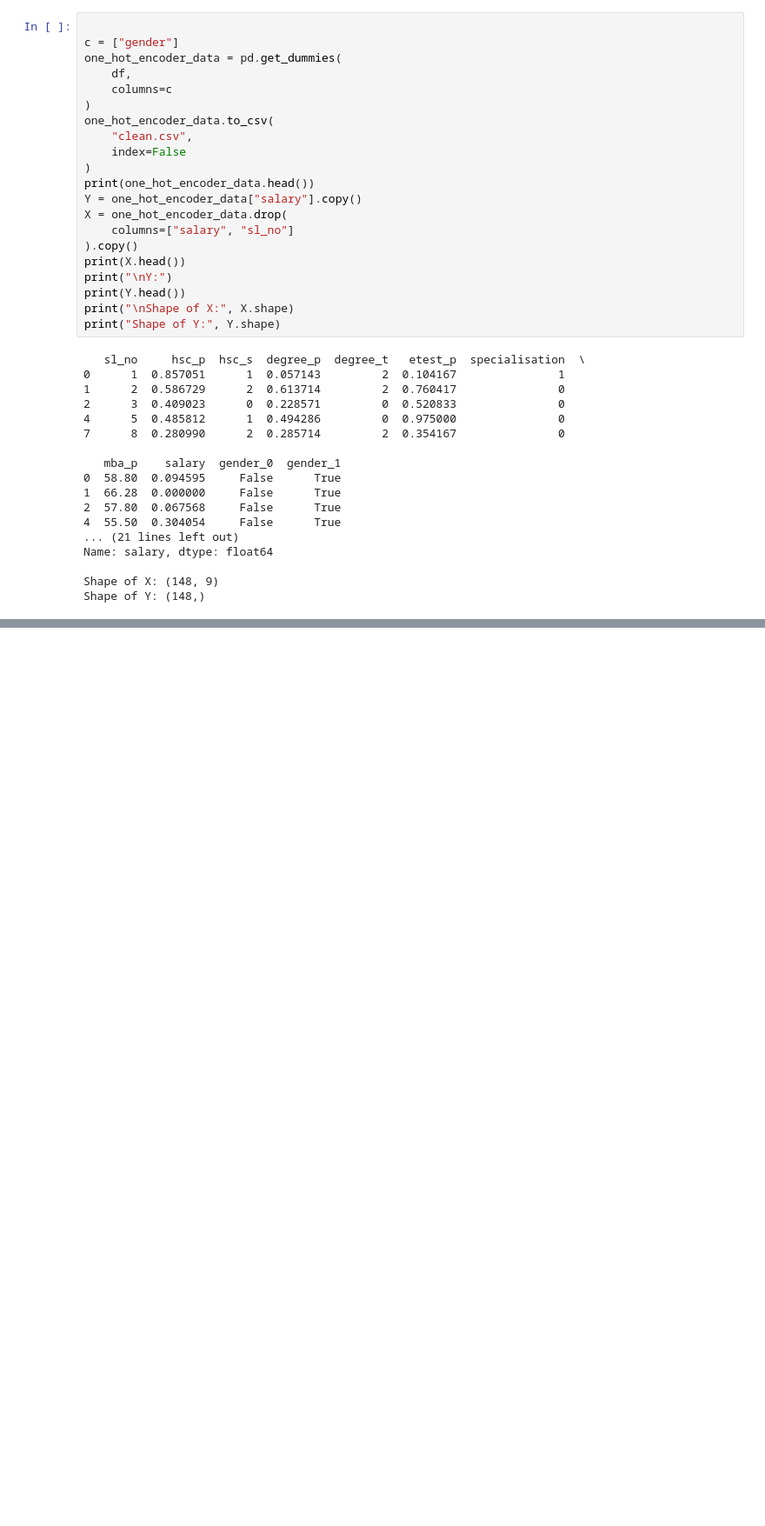
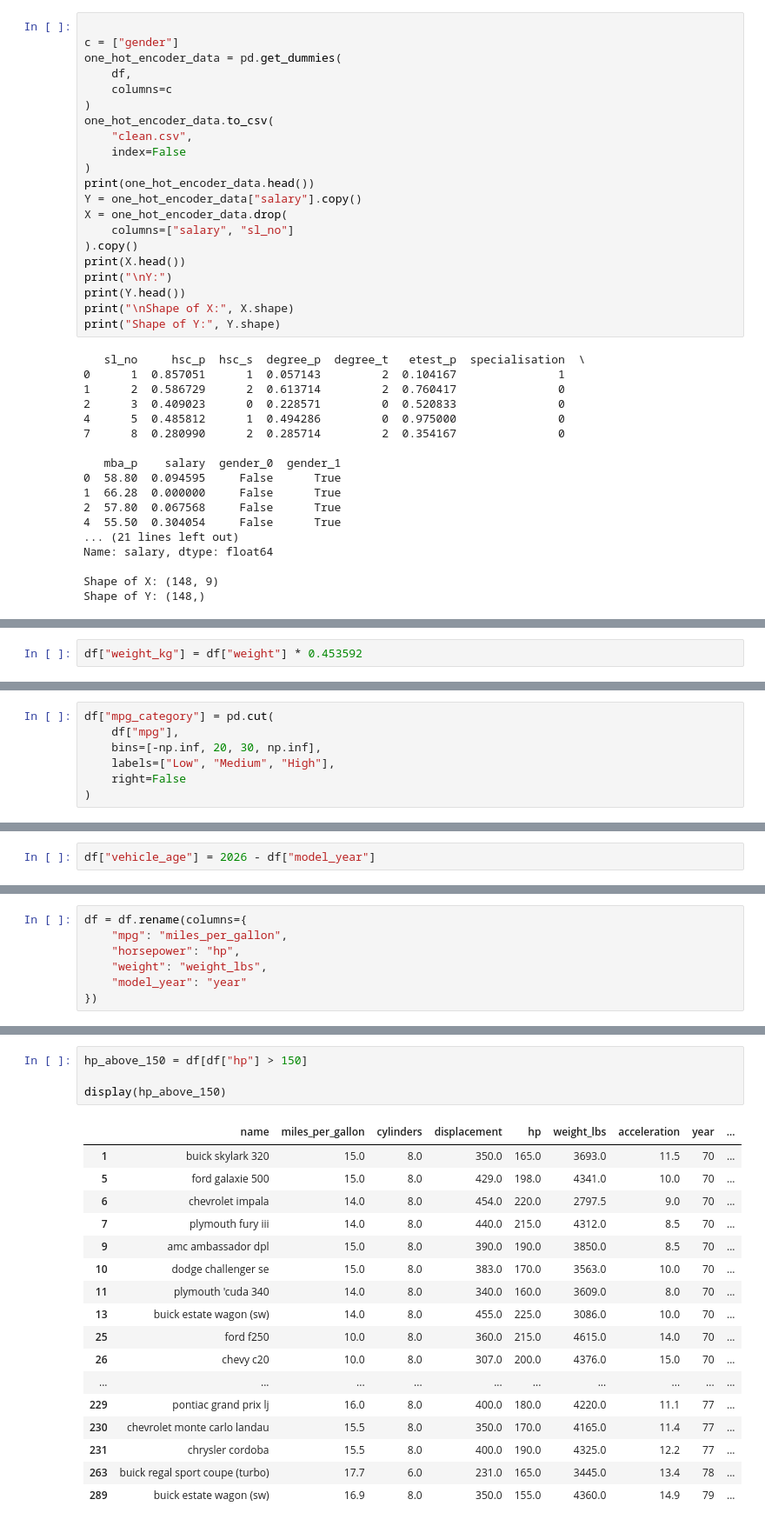
Before and after one commit to RamXcoding/DS, a Jupyter notebook: Lab02/Ex2.ipynb, the cells around one changed output, grey strips where cells are left out. Shown at 87% size. Cells and saved outputs as stored; diff of their text form; blank space fills up the shorter version.

```diff
--- a/Lab02/Ex2.ipynb
+++ b/Lab02/Ex2.ipynb
@@ -458,0 +686,2 @@ Display vehicles:
+# %%
+df["weight_kg"] = df["weight"] * 0.453592
@@ -458,0 +697,7 @@ Display vehicles:
+# %%
+df["mpg_category"] = pd.cut(
+    df["mpg"],
+    bins=[-np.inf, 20, 30, np.inf],
+    labels=["Low", "Medium", "High"],
+    right=False
+)
@@ -458,0 +718,2 @@ Display vehicles:
+# %%
+df["vehicle_age"] = 2026 - df["model_year"]
@@ -458,0 +729,7 @@ Display vehicles:
+# %%
+df = df.rename(columns={
+    "mpg": "miles_per_gallon",
+    "horsepower": "hp",
+    "weight": "weight_lbs",
+    "model_year": "year"
+})
@@ -458,0 +758,22 @@ Display vehicles:
+# %%
+hp_above_150 = df[df["hp"] > 150]
+
+display(hp_above_150)
+# %% [output]
+|  | name | miles_per_gallon | cylinders | displacement | hp | weight_lbs | acceleration | year | ... |
+| 1 | buick skylark 320 | 15.0 | 8.0 | 350.0 | 165.0 | 3693.0 | 11.5 | 70 | ... |
+| 5 | ford galaxie 500 | 15.0 | 8.0 | 429.0 | 198.0 | 4341.0 | 10.0 | 70 | ... |
+| 6 | chevrolet impala | 14.0 | 8.0 | 454.0 | 220.0 | 2797.5 | 9.0 | 70 | ... |
+| 7 | plymouth fury iii | 14.0 | 8.0 | 440.0 | 215.0 | 4312.0 | 8.5 | 70 | ... |
+| 9 | amc ambassador dpl | 15.0 | 8.0 | 390.0 | 190.0 | 3850.0 | 8.5 | 70 | ... |
+| 10 | dodge challenger se | 15.0 | 8.0 | 383.0 | 170.0 | 3563.0 | 10.0 | 70 | ... |
+| 11 | plymouth 'cuda 340 | 14.0 | 8.0 | 340.0 | 160.0 | 3609.0 | 8.0 | 70 | ... |
+| 13 | buick estate wagon (sw) | 14.0 | 8.0 | 455.0 | 225.0 | 3086.0 | 10.0 | 70 | ... |
+| 25 | ford f250 | 10.0 | 8.0 | 360.0 | 215.0 | 4615.0 | 14.0 | 70 | ... |
+| 26 | chevy c20 | 10.0 | 8.0 | 307.0 | 200.0 | 4376.0 | 15.0 | 70 | ... |
+| ... | ... | ... | ... | ... | ... | ... | ... | ... | ... |
+| 229 | pontiac grand prix lj | 16.0 | 8.0 | 400.0 | 180.0 | 4220.0 | 11.1 | 77 | ... |
+| 230 | chevrolet monte carlo landau | 15.5 | 8.0 | 350.0 | 170.0 | 4165.0 | 11.4 | 77 | ... |
+| 231 | chrysler cordoba | 15.5 | 8.0 | 400.0 | 190.0 | 4325.0 | 12.2 | 77 | ... |
+| 263 | buick regal sport coupe (turbo) | 17.7 | 6.0 | 231.0 | 165.0 | 3445.0 | 13.4 | 78 | ... |
+| 289 | buick estate wagon (sw) | 16.9 | 8.0 | 350.0 | 155.0 | 4360.0 | 14.9 | 79 | ... |
```
Also changed, not shown: parts of 67 cells of this notebook, 2 other files.
